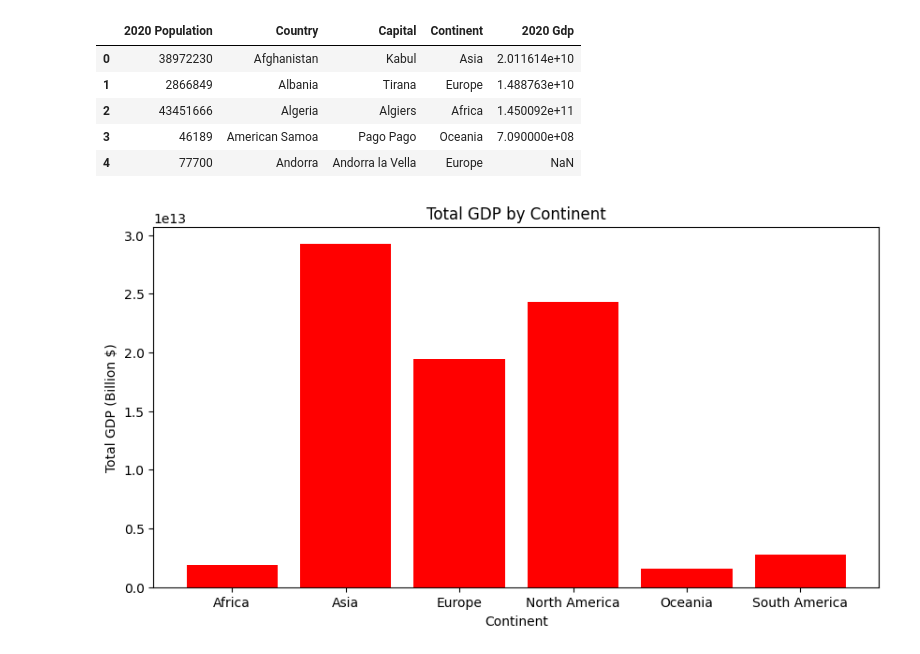
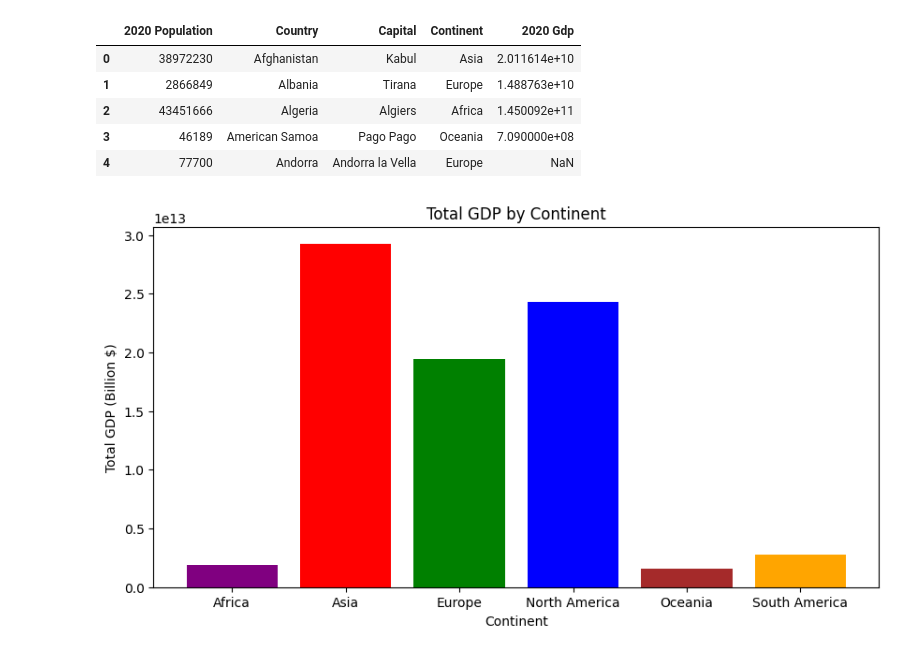
Before and after one commit to HABUDANHAYABK/Associate-Data-Scientist-in-Python, a Jupyter notebook: Joining_Data_with_pandas/inner_join.ipynb, the cells around one changed output. Drawn from its saved outputs; the diff is of its cells as text; code cells hidden in the pictures.

```diff
--- a/Joining_Data_with_pandas/inner_join.ipynb
+++ b/Joining_Data_with_pandas/inner_join.ipynb
@@ -97,19 +97,29 @@ pop_gdp2020.head()
 # %%
 import matplotlib.pyplot as plt
 
 continent_gdp = pop_gdp2020.groupby("Continent")["2020 Gdp"].sum().reset_index()
 
+colors = {
+    "North America" : "blue",
+    "Asia" : "red",
+    "Europe": "green",
+    "South America" : "orange",
+    "Africa" : "purple",
+    "Oceania" : "brown"
+}
+
+bar_color = [colors[continent] for continent in continent_gdp["Continent"]]
 #plot
 plt.figure(figsize=(10,5))
-plt.bar(continent_gdp["Continent"], continent_gdp["2020 Gdp"], color='red')
+plt.bar(continent_gdp["Continent"], continent_gdp["2020 Gdp"], color=bar_color)
 
 #labels and titles
 plt.xlabel("Continent")
 plt.ylabel("Total GDP (Billion $)")
 plt.title("Total GDP by Continent")
 #plt.xtics(rot=45)
 
 #display
 plt.show()
 # %% [output]
-[figure, old version]
+[figure, new version]
```
Also changed, not shown: parts of 1 cell of this notebook.
